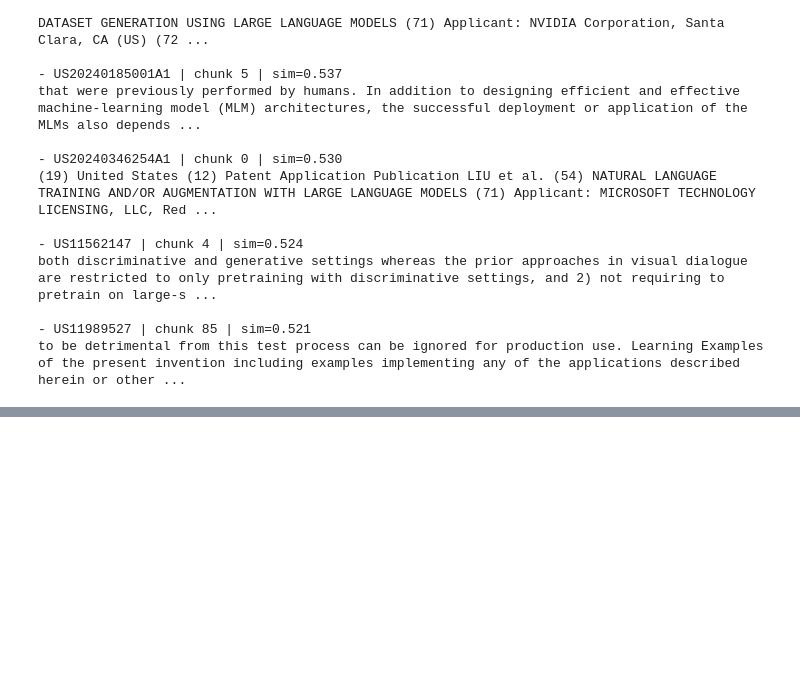
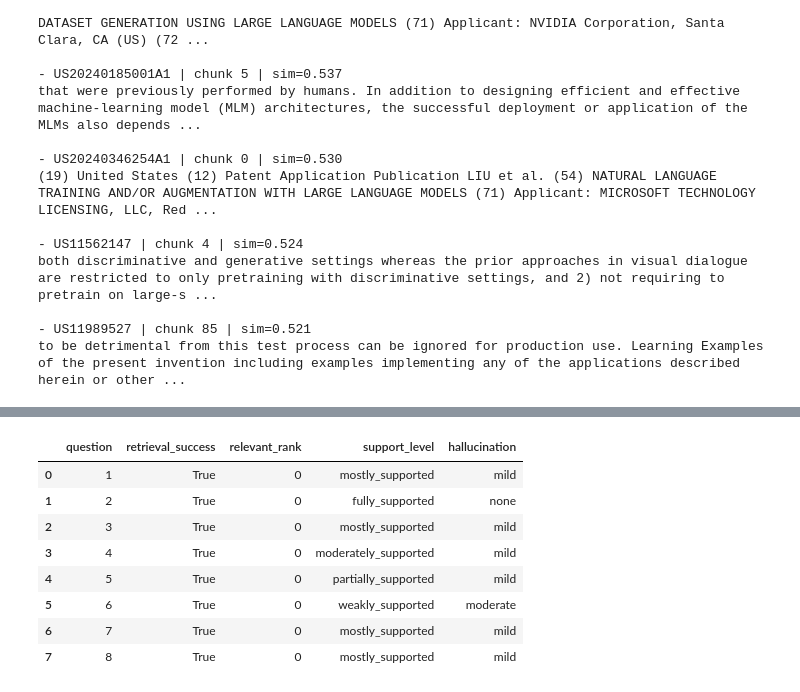
Before and after one commit to wol-jsull/RAGPROJ, a Jupyter notebook: notebooks/04_rag_qa.ipynb, the cells around one changed output, grey strips where cells are left out. Cells and saved outputs as stored; diff of their text form; code cells hidden in the pictures; blank space fills up the shorter version.

```diff
--- a/notebooks/04_rag_qa.ipynb
+++ b/notebooks/04_rag_qa.ipynb
@@ -226,0 +481,15 @@ NameError: name 'docs' is not defined
+# %%
+import pandas as pd
+
+df_eval = pd.DataFrame(eval_scored)
+df_eval
+# %% [output]
+|  | question | retrieval_success | relevant_rank | support_level | hallucination |
+| 0 | 1 | True | 0 | mostly_supported | mild |
+| 1 | 2 | True | 0 | fully_supported | none |
+| 2 | 3 | True | 0 | mostly_supported | mild |
+| 3 | 4 | True | 0 | moderately_supported | mild |
+| 4 | 5 | True | 0 | partially_supported | mild |
+| 5 | 6 | True | 0 | weakly_supported | moderate |
+| 6 | 7 | True | 0 | mostly_supported | mild |
+| 7 | 8 | True | 0 | mostly_supported | mild |
```
Also changed, not shown: parts of 19 cells of this notebook, 9 other files.
